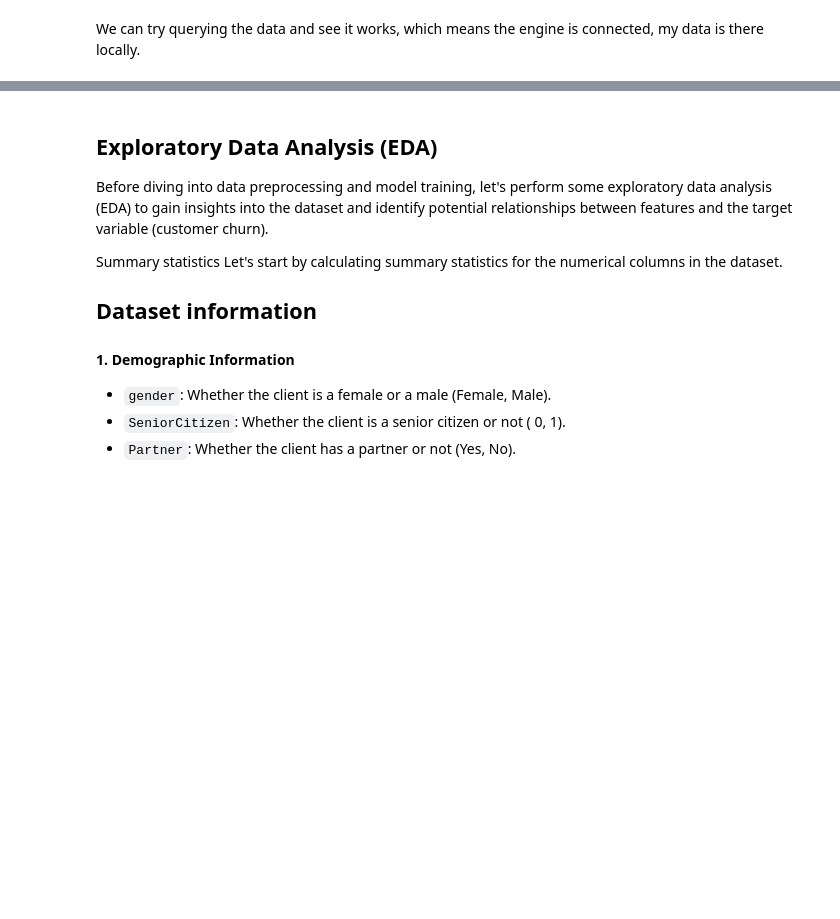
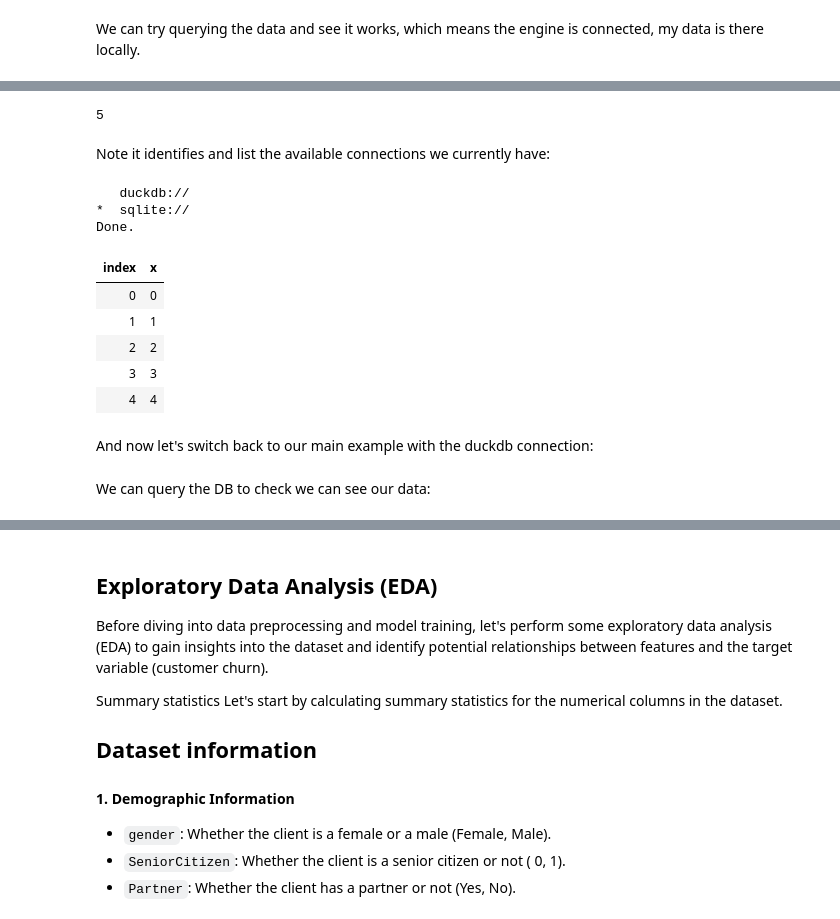
Before and after one commit to idomic/ploomber_odsc_east_2023, a Jupyter notebook: odsc.ipynb, the cells around one changed output, grey strips where cells are left out. Drawn from its saved outputs; the diff is of its cells as text; code cells hidden in the pictures; blank space fills up the shorter version.

Commit message:
Added multiple connections

```diff
--- a/odsc.ipynb
+++ b/odsc.ipynb
@@ -106,0 +112,14 @@ Done.
+# %%
+import pandas as pd
+from sqlalchemy.engine import create_engine
+
+# Setting a sqlalchemy engine
+engine = create_engine("sqlite://")
+
+# Creating a demo dataset
+df = pd.DataFrame({"x": range(5)})
+df.to_sql("numbers", engine)
+# %% [output]
+5
+# %% [markdown]
+Note it identifies and list the available connections we currently have:
@@ -106,0 +128,15 @@ Done.
+# %%
+%%sql
+SELECT * FROM numbers
+# %% [output]
+   duckdb://
+*  sqlite://
+Done.
+| index | x |
+| 0 | 0 |
+| 1 | 1 |
+| 2 | 2 |
+| 3 | 3 |
+| 4 | 4 |
+# %% [markdown]
+And now let's switch back to our main example with the duckdb connection:
@@ -106,0 +145,2 @@ Done.
+# %% [markdown]
+We can query the DB to check we can see our data:
```
Also changed, not shown: parts of 23 cells of this notebook.
